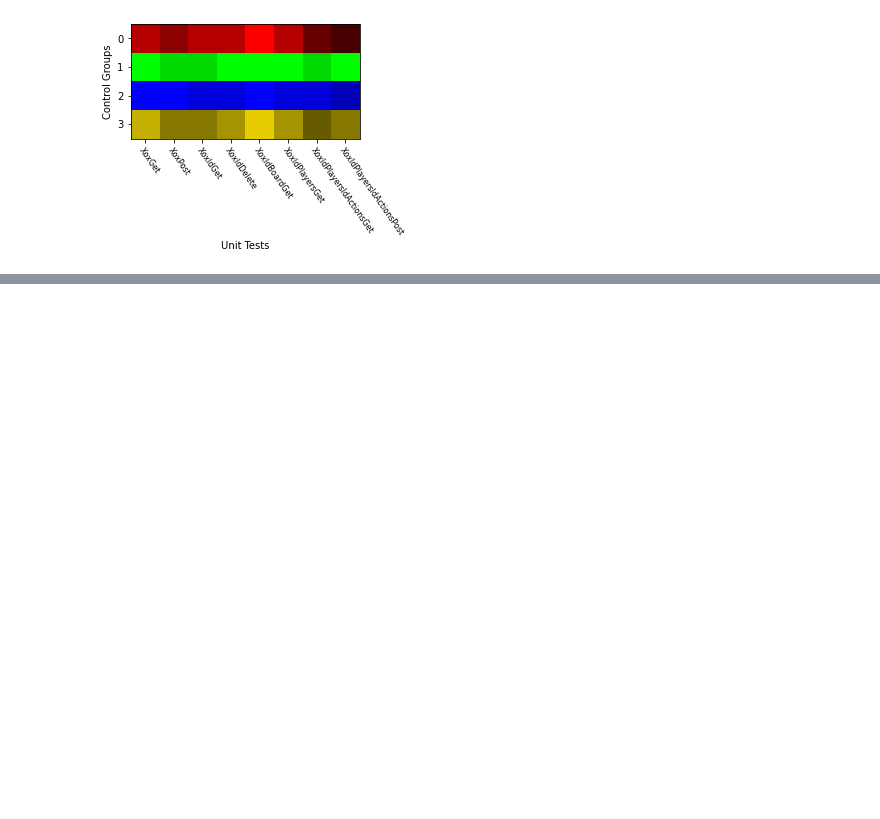
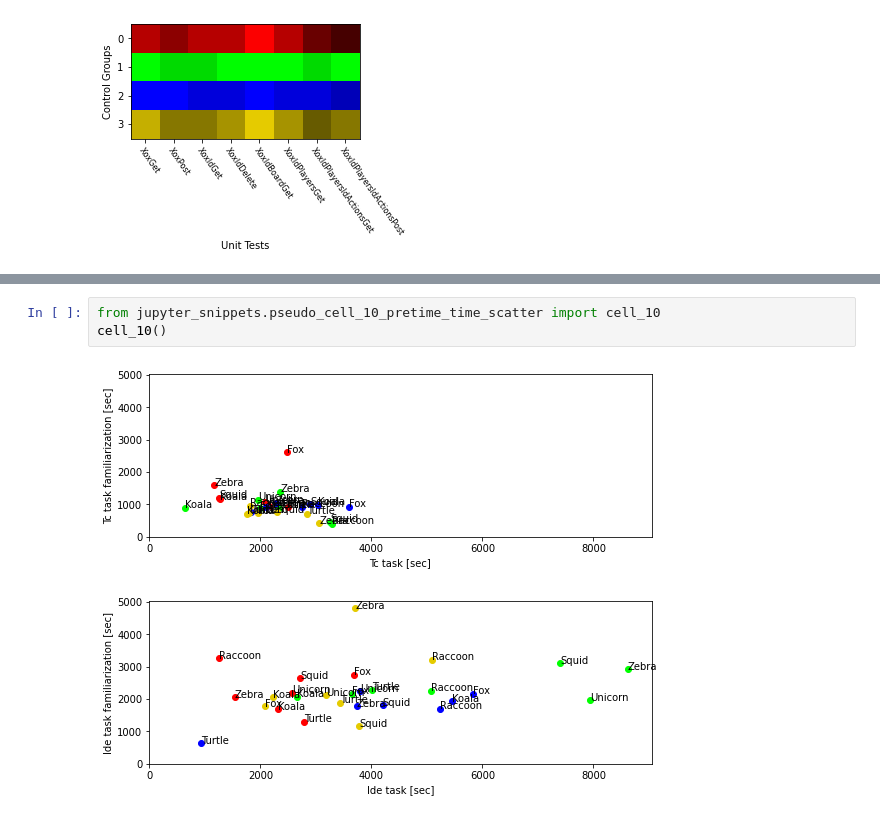
Before and after one commit to m5c/RestifyJupyter, a Jupyter notebook: Restify.ipynb, the cells around one changed output, grey strips where cells are left out. Cells and saved outputs as stored; diff of their text form; blank space fills up the shorter version.

```diff
--- a/Restify.ipynb
+++ b/Restify.ipynb
@@ -310,0 +355,6 @@ cell_07()
+# %%
+from jupyter_snippets.pseudo_cell_10_pretime_time_scatter import cell_10
+cell_10()
+# %% [output]
+[figure, added]
+[figure, added]
```
Also changed, not shown: parts of 30 cells of this notebook, 2 other files.
